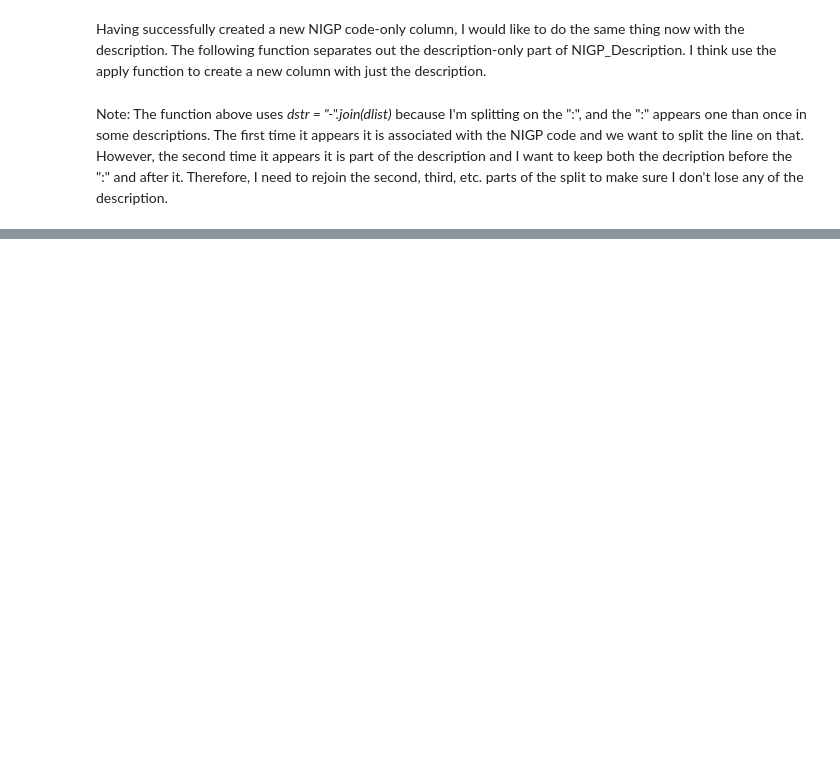
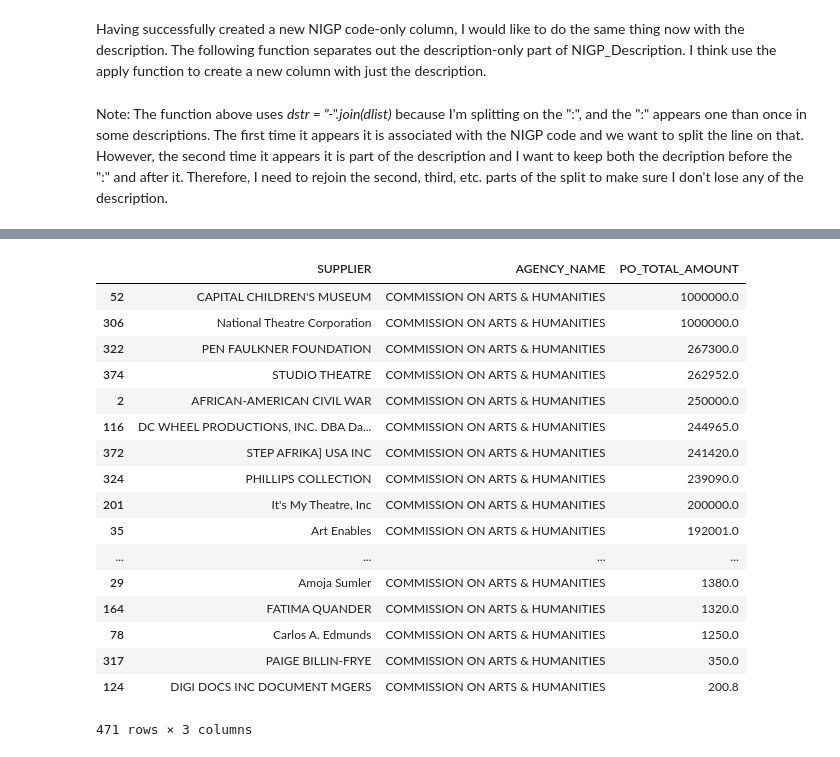
Before and after one commit to hammer2100/DC2017, a Jupyter notebook: DC2017_POs.ipynb, the cells around one changed output, grey strips where cells are left out. Saved outputs shown, nothing was run; the diff lists cells and outputs as text; code cells hidden in the pictures; blank space fills up the shorter version.

```diff
--- a/DC2017_POs.ipynb
+++ b/DC2017_POs.ipynb
@@ -258,0 +231,5 @@ raw_data[["NIGP_DESCRIPTION","NIGP","NIGP_DESCR"]][raw_data["NIGP"]=="9090300"]
+# %%
+raw_data["NIGP_1st"] = raw_data["NIGP"].str[:3]
+raw_data["NIGP_2nd"] = raw_data["NIGP"].str[3:5]
+raw_data["NIGP_3rd"] = raw_data["NIGP"].str[5:8]
+raw_data[["NIGP","NIGP_1st","NIGP_2nd","NIGP_3rd"]].head()
@@ -258,0 +286,3 @@ raw_data[["NIGP_DESCRIPTION","NIGP","NIGP_DESCR"]][raw_data["NIGP"]=="9090300"]
+# %%
+arts_pos = raw_data[raw_data["NIGP_DESCR"]=="Arts Services (Cultural, Design, Visual, etc.)"]
+arts_pos.head()
@@ -258,0 +330,21 @@ raw_data[["NIGP_DESCRIPTION","NIGP","NIGP_DESCR"]][raw_data["NIGP"]=="9090300"]
+# %%
+arts_pos.groupby(["SUPPLIER","AGENCY_NAME"]).PO_TOTAL_AMOUNT.sum().reset_index().sort_values("PO_TOTAL_AMOUNT", ascending=False)
+# %% [output]
+|  | SUPPLIER | AGENCY_NAME | PO_TOTAL_AMOUNT |
+| 52 | CAPITAL CHILDREN'S MUSEUM | COMMISSION ON ARTS & HUMANITIES | 1000000.0 |
+| 306 | National Theatre Corporation | COMMISSION ON ARTS & HUMANITIES | 1000000.0 |
+| 322 | PEN FAULKNER FOUNDATION | COMMISSION ON ARTS & HUMANITIES | 267300.0 |
+| 374 | STUDIO THEATRE | COMMISSION ON ARTS & HUMANITIES | 262952.0 |
+| 2 | AFRICAN-AMERICAN CIVIL WAR | COMMISSION ON ARTS & HUMANITIES | 250000.0 |
+| 116 | DC WHEEL PRODUCTIONS, INC. DBA Da... | COMMISSION ON ARTS & HUMANITIES | 244965.0 |
+| 372 | STEP AFRIKA] USA INC | COMMISSION ON ARTS & HUMANITIES | 241420.0 |
+| 324 | PHILLIPS COLLECTION | COMMISSION ON ARTS & HUMANITIES | 239090.0 |
+| 201 | It's My Theatre, Inc | COMMISSION ON ARTS & HUMANITIES | 200000.0 |
+| 35 | Art Enables | COMMISSION ON ARTS & HUMANITIES | 192001.0 |
+| ... | ... | ... | ... |
+| 29 | Amoja Sumler | COMMISSION ON ARTS & HUMANITIES | 1380.0 |
+| 164 | FATIMA QUANDER | COMMISSION ON ARTS & HUMANITIES | 1320.0 |
+| 78 | Carlos A. Edmunds | COMMISSION ON ARTS & HUMANITIES | 1250.0 |
+| 317 | PAIGE BILLIN-FRYE | COMMISSION ON ARTS & HUMANITIES | 350.0 |
+| 124 | DIGI DOCS INC DOCUMENT MGERS | COMMISSION ON ARTS & HUMANITIES | 200.8 |
+471 rows × 3 columns
```
Also changed, not shown: parts of 18 cells of this notebook.
